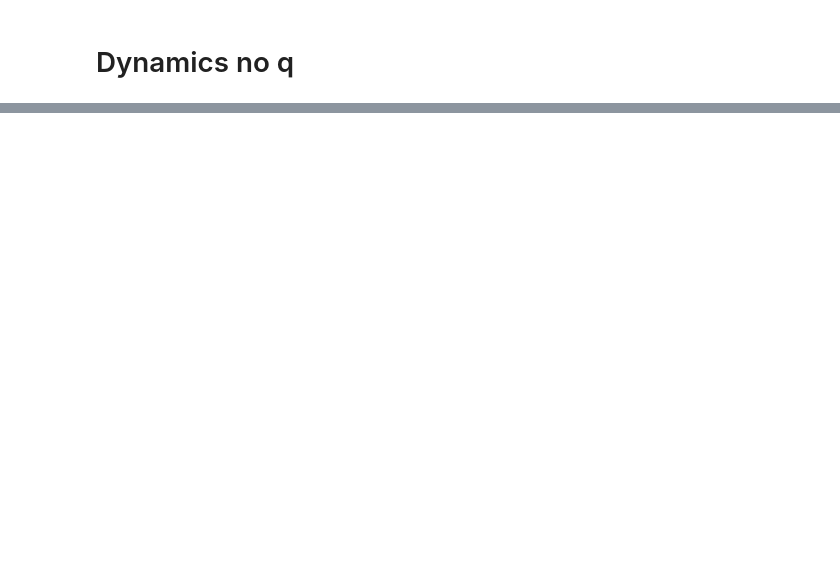
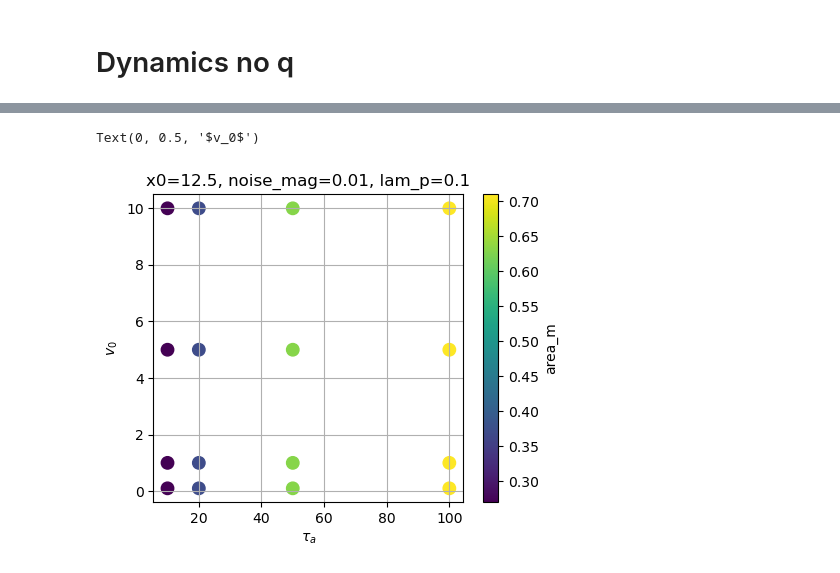
Before and after one commit to pvblop/Memory-Phase-Field-Models, a Jupyter notebook: equation_solver_gauss_dist/analysis_sweep.ipynb, the cells around one changed output, grey strips where cells are left out. Drawn from its saved outputs; the diff is of its cells as text; code cells hidden in the pictures; blank space fills up the shorter version.

```diff
--- a/equation_solver_gauss_dist/analysis_sweep.ipynb
+++ b/equation_solver_gauss_dist/analysis_sweep.ipynb
@@ -619,3 +512,22 @@ x0:
 [np.float64(12.5), np.float64(25.0)]
 
 ==================================================
+# %%
+fixed = {
+        "x0": 12.5,
+        "noise_mag": 0.01,
+        "lam_p": 0.1,
+        }
+fig, ax = plt.subplots(figsize=(5, 4))
+plot_binary_phase_scatter(
+    df,
+    x="t_dec",
+    y="v0",
+    fixed=fixed,
+    ax=ax
+)
+ax.set_xlabel(r"$\tau_{a}$")
+ax.set_ylabel(r"$v_0$")
+# %% [output]
+Text(0, 0.5, '$v_0$')
+[figure, added]
```
Also changed, not shown: parts of 4 cells of this notebook, 7 other files.
